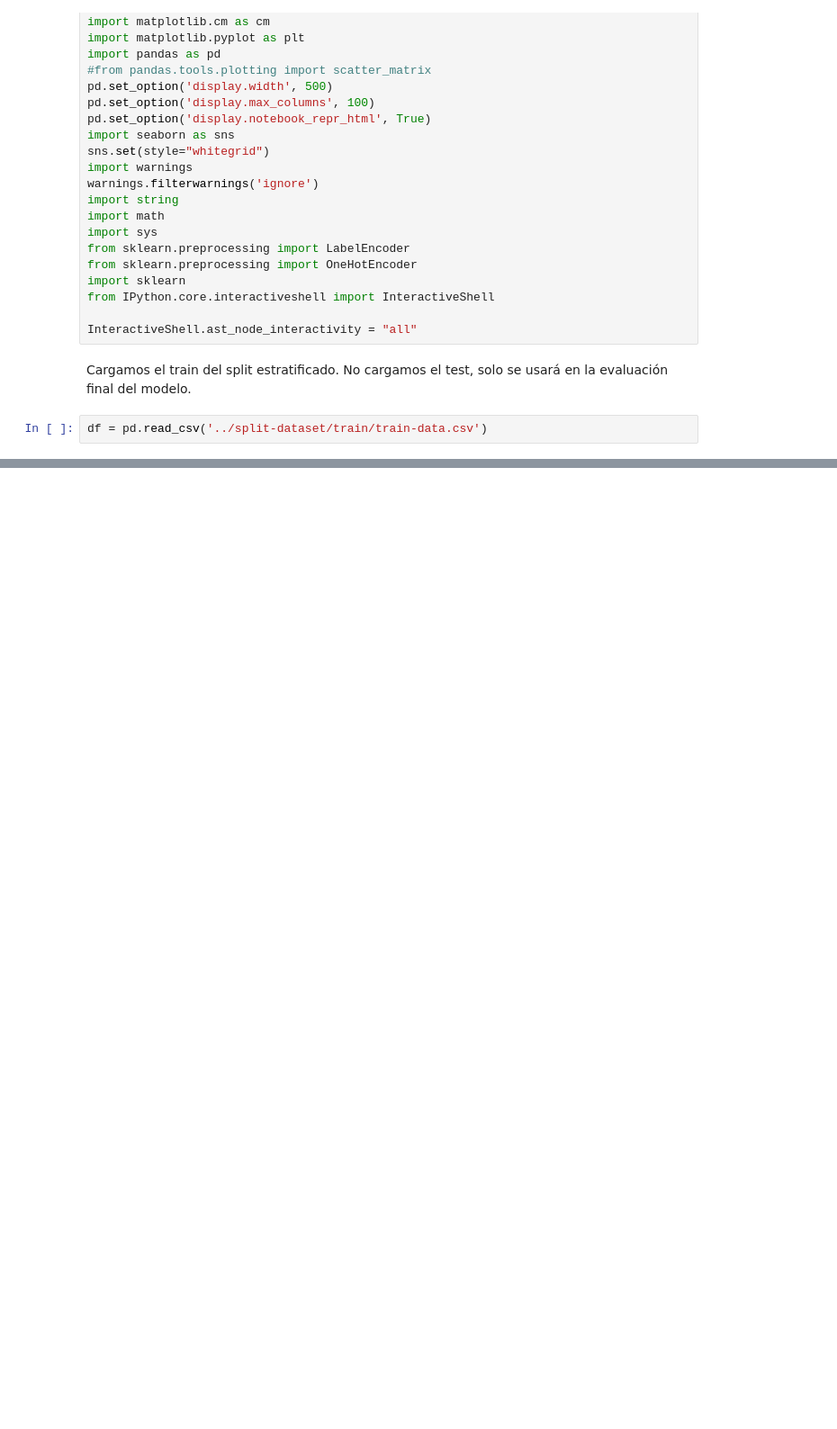
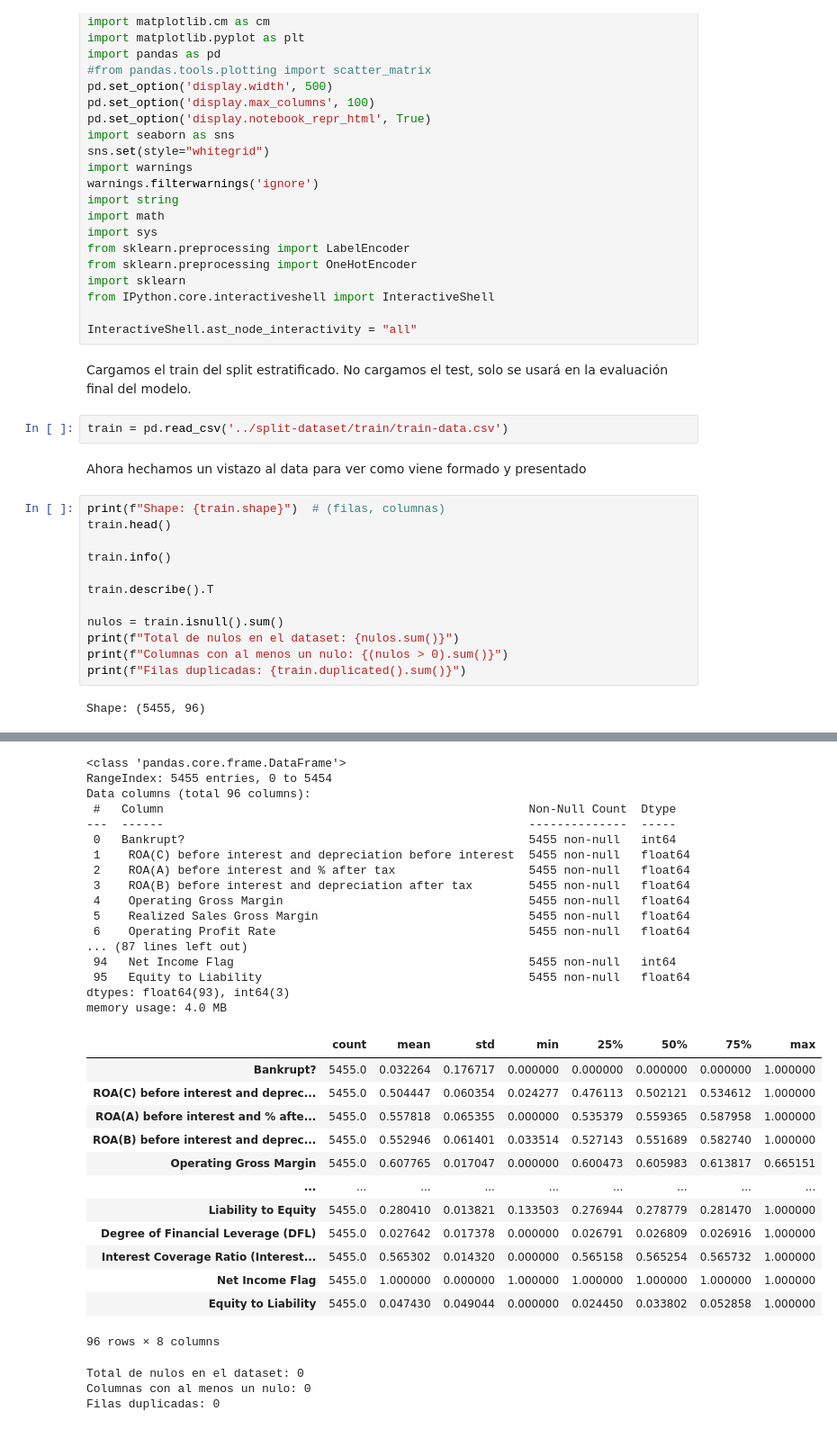
Before and after one commit to AngelFranciscoGarciaGuzman/ai-bankruptcy-prediction, a Jupyter notebook: notebooks/eda.ipynb, the cells around one changed output, grey strips where cells are left out. Shown at 90% size. Saved outputs shown, nothing was run; the diff lists cells and outputs as text; blank space fills up the shorter version.

```diff
--- a/notebooks/eda.ipynb
+++ b/notebooks/eda.ipynb
@@ -52,4 +32,20 @@ InteractiveShell.ast_node_interactivity = "all"
 # %% [markdown]
 Cargamos el train del split estratificado. No cargamos el test, solo se usará en la evaluación final del modelo.
 # %%
-df = pd.read_csv('../split-dataset/train/train-data.csv')
+train = pd.read_csv('../split-dataset/train/train-data.csv')
+# %% [markdown]
+Ahora hechamos un vistazo al data para ver como viene formado y presentado
+# %%
+print(f"Shape: {train.shape}")  # (filas, columnas)
+train.head()
+
+train.info()
+
+train.describe().T
+
+nulos = train.isnull().sum()
+print(f"Total de nulos en el dataset: {nulos.sum()}")
+print(f"Columnas con al menos un nulo: {(nulos > 0).sum()}")
+print(f"Filas duplicadas: {train.duplicated().sum()}")
+# %% [output]
+Shape: (5455, 96)
@@ -55,0 +58,33 @@ df = pd.read_csv('../split-dataset/train/train-data.csv')
+<class 'pandas.core.frame.DataFrame'>
+RangeIndex: 5455 entries, 0 to 5454
+Data columns (total 96 columns):
+ #   Column                                                    Non-Null Count  Dtype
+---  ------                                                    --------------  -----
+ 0   Bankrupt?                                                 5455 non-null   int64
+ 1    ROA(C) before interest and depreciation before interest  5455 non-null   float64
+ 2    ROA(A) before interest and % after tax                   5455 non-null   float64
+ 3    ROA(B) before interest and depreciation after tax        5455 non-null   float64
+ 4    Operating Gross Margin                                   5455 non-null   float64
+ 5    Realized Sales Gross Margin                              5455 non-null   float64
+ 6    Operating Profit Rate                                    5455 non-null   float64
+... (87 lines left out)
+ 94   Net Income Flag                                          5455 non-null   int64
+ 95   Equity to Liability                                      5455 non-null   float64
+dtypes: float64(93), int64(3)
+memory usage: 4.0 MB
+|  | count | mean | std | min | 25% | 50% | 75% | max |
+| Bankrupt? | 5455.0 | 0.032264 | 0.176717 | 0.000000 | 0.000000 | 0.000000 | 0.000000 | 1.000000 |
+| ROA(C) before interest and deprec... | 5455.0 | 0.504447 | 0.060354 | 0.024277 | 0.476113 | 0.502121 | 0.534612 | 1.000000 |
+| ROA(A) before interest and % afte... | 5455.0 | 0.557818 | 0.065355 | 0.000000 | 0.535379 | 0.559365 | 0.587958 | 1.000000 |
+| ROA(B) before interest and deprec... | 5455.0 | 0.552946 | 0.061401 | 0.033514 | 0.527143 | 0.551689 | 0.582740 | 1.000000 |
+| Operating Gross Margin | 5455.0 | 0.607765 | 0.017047 | 0.000000 | 0.600473 | 0.605983 | 0.613817 | 0.665151 |
+| ... | ... | ... | ... | ... | ... | ... | ... | ... |
+| Liability to Equity | 5455.0 | 0.280410 | 0.013821 | 0.133503 | 0.276944 | 0.278779 | 0.281470 | 1.000000 |
+| Degree of Financial Leverage (DFL) | 5455.0 | 0.027642 | 0.017378 | 0.000000 | 0.026791 | 0.026809 | 0.026916 | 1.000000 |
+| Interest Coverage Ratio (Interest... | 5455.0 | 0.565302 | 0.014320 | 0.000000 | 0.565158 | 0.565254 | 0.565732 | 1.000000 |
+| Net Income Flag | 5455.0 | 1.000000 | 0.000000 | 1.000000 | 1.000000 | 1.000000 | 1.000000 | 1.000000 |
+| Equity to Liability | 5455.0 | 0.047430 | 0.049044 | 0.000000 | 0.024450 | 0.033802 | 0.052858 | 1.000000 |
+96 rows × 8 columns
+Total de nulos en el dataset: 0
+Columnas con al menos un nulo: 0
+Filas duplicadas: 0
```
Also changed, not shown: parts of 24 cells of this notebook, 1 other file.
